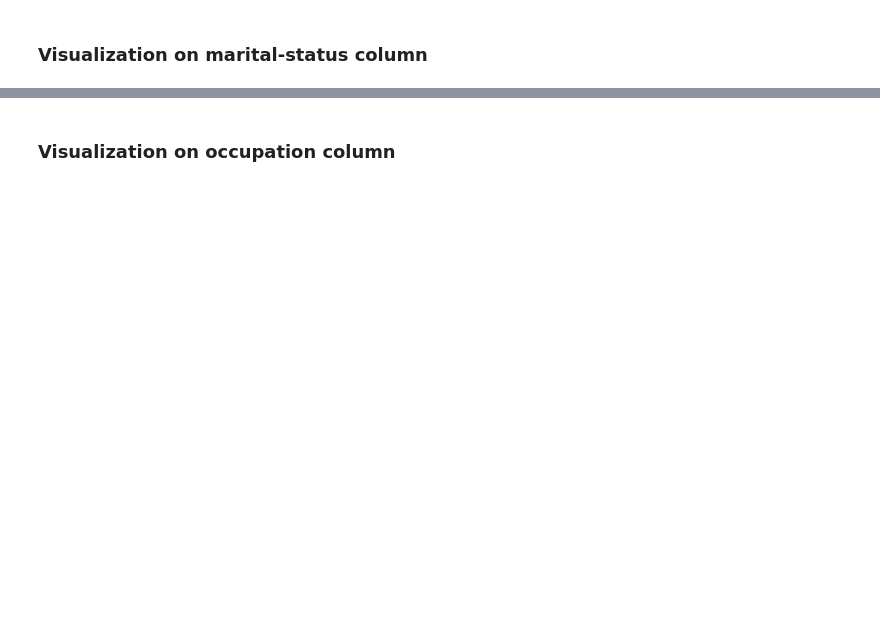
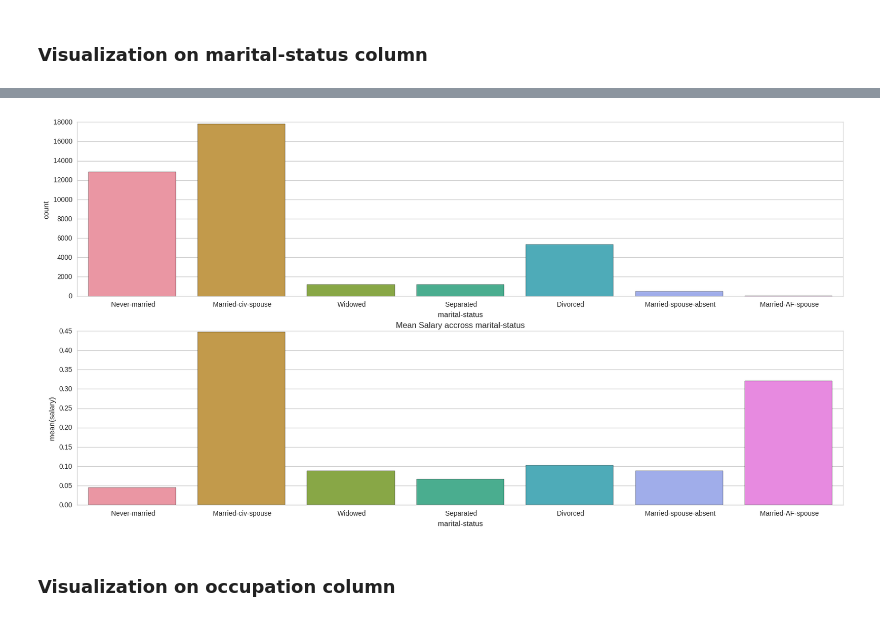
Before and after one commit to har33sh/ArtificialNeuralNetwork, a Jupyter notebook: Visualization.ipynb, the cells around one changed output, grey strips where cells are left out. Cells and saved outputs as stored; diff of their text form; code cells hidden in the pictures; blank space fills up the shorter version.

```diff
--- a/Visualization.ipynb
+++ b/Visualization.ipynb
@@ -159,6 +163,6 @@ sns.plt.title('Distribution of Dataset on marital-status')
 
 # average salary for each Person based on marital-status
 person_perc = train_df[["marital-status", "salary"]].groupby(['marital-status'],as_index=False).mean()
-sns.barplot(x='marital-status', y='salary', data=person_perc, ax=axis2,,order=list(train_df.marital-status.unique()))
+sns.barplot(x='marital-status', y='salary', data=person_perc, ax=axis2,order=list(train_df["marital-status"].unique()))
 sns.plt.title('Mean Salary accross marital-status')
 # %% [output]
@@ -166,3 +170,4 @@ SyntaxError: invalid syntax (<ipython-input-6-c6905e595c43>, line 8)
+[figure, added]
 # %% [markdown]
 ### Visualization on occupation column
 # %%
```
Also changed, not shown: parts of 6 cells of this notebook.
